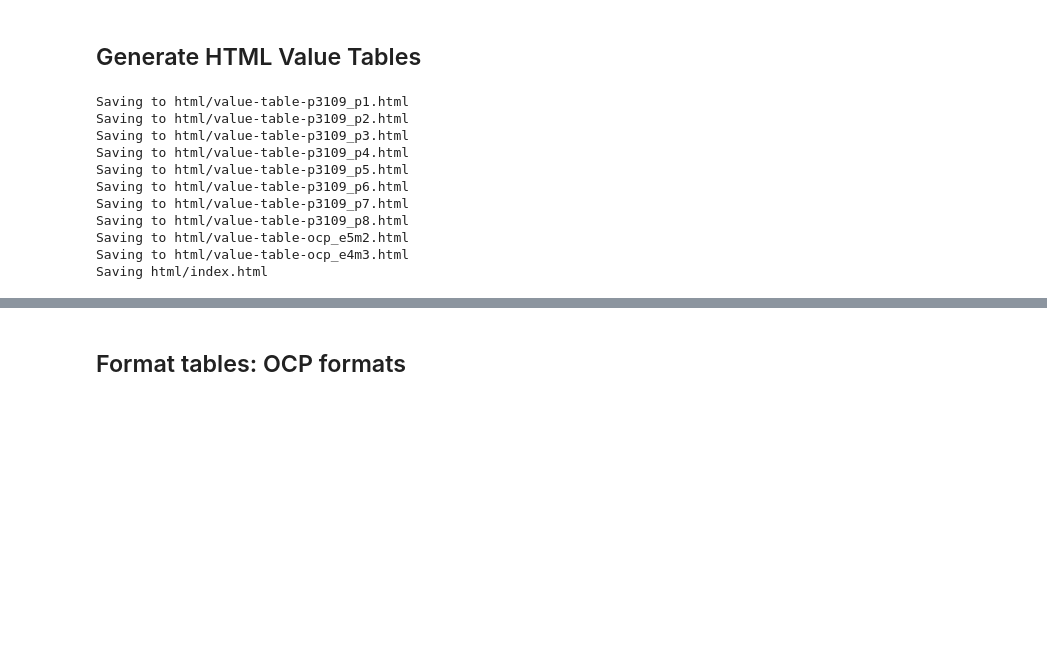
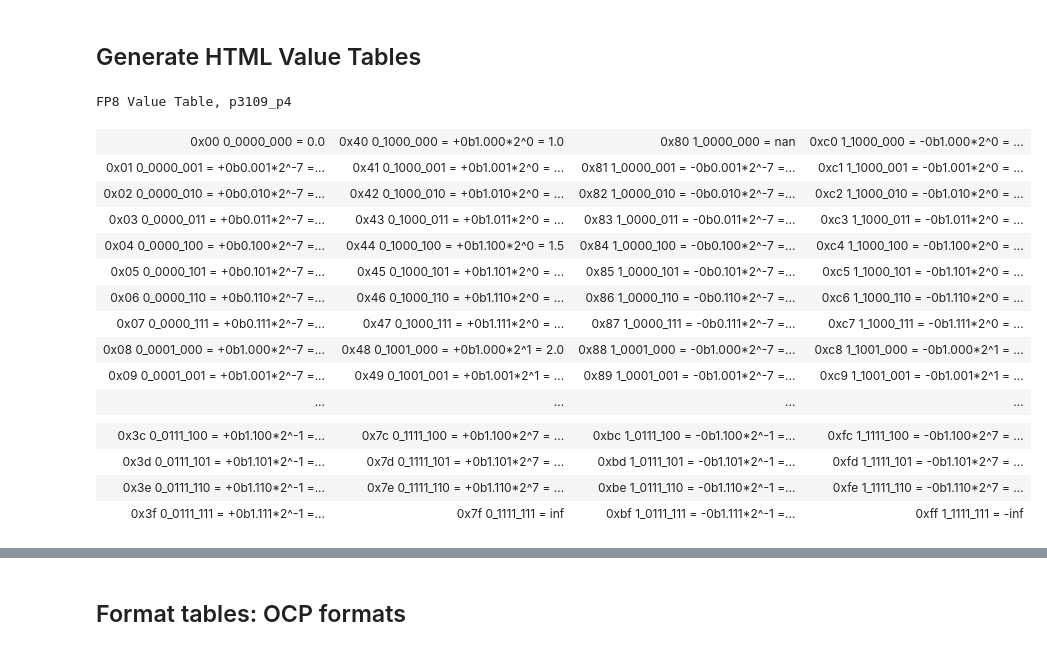
Before and after one commit to P3109/Public, a Jupyter notebook: Value Tables/make-value-tables.ipynb, the cells around one changed output, grey strips where cells are left out. Cells and saved outputs as stored; diff of their text form; code cells hidden in the pictures; blank space fills up the shorter version.

Commit message:
Format cleanup

```diff
--- a/Value Tables/make-value-tables.ipynb
+++ b/Value Tables/make-value-tables.ipynb
@@ -863,7 +886,7 @@ Saving to latex/value-table-ocp_e4m3.tex
 # %% [markdown]
 ## Generate HTML Value Tables
 # %%
-def mktbl(fi : FormatInfo):
+def mktbl(fi : FormatInfo, short=False, **kw):
   # Make tables
   cols = 4
   rows = 256//cols
@@ -875,7 +898,8 @@ def mktbl(fi : FormatInfo):
     width:100%;
     margin: 0pt;
     font-family: monospace;
-    font-size: tiny;
+    font-size: small;
+    font-weight: bold;
     border-collapse: collapse;
   }}
 
@@ -902,67 +926,55 @@ def mktbl(fi : FormatInfo):
   }}
 
   pre {{
-    margin: 1pt 1pt 13pt 13pt;
+    margin: 1pt 1pt 1pt 13pt;
     display: inline;
   }}
 '''
 
   title = f"FP8 Value Table, {fi.name}"
   a = airium.Airium()
   a('<!DOCTYPE html>')
   with a.html():
     with a.head():
         # a.meta('http-equiv="refresh" content="1"') # for rapid testing
         a.meta(charset="utf-8")
         a.title(_t=title)
         a.style(_t=style)
 
     with a.body():
         a.h3(_t=title)
 
         with a.table():
           for i in range(0,rows):
+            if short and (16 <= i < 60):
+              if i == 16:
+                a.tr(klass='blankrow').td('...')
+              continue
             trklass='blankrow' if i > 0 and i%16 == 0 else ''
             with a.tr(klass=trklass):
               for n in range(i,256,rows):
                 fv = decode_float(n, fi)
-                text = str_tablerow(fv, show_b16_info=False)
+                text = str_tablerow(fv, show_b16_info=False, **kw)
                 a.td(klass=table_style(fv)).pre(_t=text)
 
   return str(a)
 
-import pathlib
-dir = pathlib.Path("html")
-dir.mkdir(parents=True, exist_ok=True)
-
-a = airium.Airium()
-a('<!DOCTYPE html>')
-a('<!-- Autogenerated from make-value-tables.ipynb -->')
-a.head().title(_t='F8 value tables')
-with a.body():
-  a.h2(_t='F8 value tables')
-  with a.ol():
-    for fi in p3109_and_ocp_formats:
-      html_str = mktbl(fi)
-      filename = f"value-table-{fi.name}.html"
-      print(f'Saving to {dir / filename}')
-      a.li().a(href=filename).code(_t=fi.name)
-      with open(dir / filename, "w") as f:
-        f.write(html_str)
-
-index_filename = dir / 'index.html'
-print(f'Saving {index_filename}')
-with open(index_filename, "w") as index:
-  index.write(str(a))
+HTML(mktbl(format_info_p3109(4), True, vs_width=8, vs_d=3))
 # %% [output]
-Saving to html/value-table-p3109_p1.html
-Saving to html/value-table-p3109_p2.html
-Saving to html/value-table-p3109_p3.html
-Saving to html/value-table-p3109_p4.html
-Saving to html/value-table-p3109_p5.html
-Saving to html/value-table-p3109_p6.html
-Saving to html/value-table-p3109_p7.html
-Saving to html/value-table-p3109_p8.html
-Saving to html/value-table-ocp_e5m2.html
-Saving to html/value-table-ocp_e4m3.html
-Saving html/index.html
+FP8 Value Table, p3109_p4
+| 0x00 0_0000_000 = 0.0 | 0x40 0_1000_000 = +0b1.000*2^0 = 1.0 | 0x80 1_0000_000 = nan | 0xc0 1_1000_000 = -0b1.000*2^0 = ... |
+| 0x01 0_0000_001 = +0b0.001*2^-7 =... | 0x41 0_1000_001 = +0b1.001*2^0 = ... | 0x81 1_0000_001 = -0b0.001*2^-7 =... | 0xc1 1_1000_001 = -0b1.001*2^0 = ... |
+| 0x02 0_0000_010 = +0b0.010*2^-7 =... | 0x42 0_1000_010 = +0b1.010*2^0 = ... | 0x82 1_0000_010 = -0b0.010*2^-7 =... | 0xc2 1_1000_010 = -0b1.010*2^0 = ... |
+| 0x03 0_0000_011 = +0b0.011*2^-7 =... | 0x43 0_1000_011 = +0b1.011*2^0 = ... | 0x83 1_0000_011 = -0b0.011*2^-7 =... | 0xc3 1_1000_011 = -0b1.011*2^0 = ... |
+| 0x04 0_0000_100 = +0b0.100*2^-7 =... | 0x44 0_1000_100 = +0b1.100*2^0 = 1.5 | 0x84 1_0000_100 = -0b0.100*2^-7 =... | 0xc4 1_1000_100 = -0b1.100*2^0 = ... |
+| 0x05 0_0000_101 = +0b0.101*2^-7 =... | 0x45 0_1000_101 = +0b1.101*2^0 = ... | 0x85 1_0000_101 = -0b0.101*2^-7 =... | 0xc5 1_1000_101 = -0b1.101*2^0 = ... |
+| 0x06 0_0000_110 = +0b0.110*2^-7 =... | 0x46 0_1000_110 = +0b1.110*2^0 = ... | 0x86 1_0000_110 = -0b0.110*2^-7 =... | 0xc6 1_1000_110 = -0b1.110*2^0 = ... |
+| 0x07 0_0000_111 = +0b0.111*2^-7 =... | 0x47 0_1000_111 = +0b1.111*2^0 = ... | 0x87 1_0000_111 = -0b0.111*2^-7 =... | 0xc7 1_1000_111 = -0b1.111*2^0 = ... |
+| 0x08 0_0001_000 = +0b1.000*2^-7 =... | 0x48 0_1001_000 = +0b1.000*2^1 = 2.0 | 0x88 1_0001_000 = -0b1.000*2^-7 =... | 0xc8 1_1001_000 = -0b1.000*2^1 = ... |
+| 0x09 0_0001_001 = +0b1.001*2^-7 =... | 0x49 0_1001_001 = +0b1.001*2^1 = ... | 0x89 1_0001_001 = -0b1.001*2^-7 =... | 0xc9 1_1001_001 = -0b1.001*2^1 = ... |
+| ... | ... | ... | ... |
+|  |
+| 0x3c 0_0111_100 = +0b1.100*2^-1 =... | 0x7c 0_1111_100 = +0b1.100*2^7 = ... | 0xbc 1_0111_100 = -0b1.100*2^-1 =... | 0xfc 1_1111_100 = -0b1.100*2^7 = ... |
+| 0x3d 0_0111_101 = +0b1.101*2^-1 =... | 0x7d 0_1111_101 = +0b1.101*2^7 = ... | 0xbd 1_0111_101 = -0b1.101*2^-1 =... | 0xfd 1_1111_101 = -0b1.101*2^7 = ... |
+| 0x3e 0_0111_110 = +0b1.110*2^-1 =... | 0x7e 0_1111_110 = +0b1.110*2^7 = ... | 0xbe 1_0111_110 = -0b1.110*2^-1 =... | 0xfe 1_1111_110 = -0b1.110*2^7 = ... |
+| 0x3f 0_0111_111 = +0b1.111*2^-1 =... | 0x7f 0_1111_111 = inf | 0xbf 1_0111_111 = -0b1.111*2^-1 =... | 0xff 1_1111_111 = -inf |
```
Also changed, not shown: parts of 17 cells of this notebook, 22 other files.
